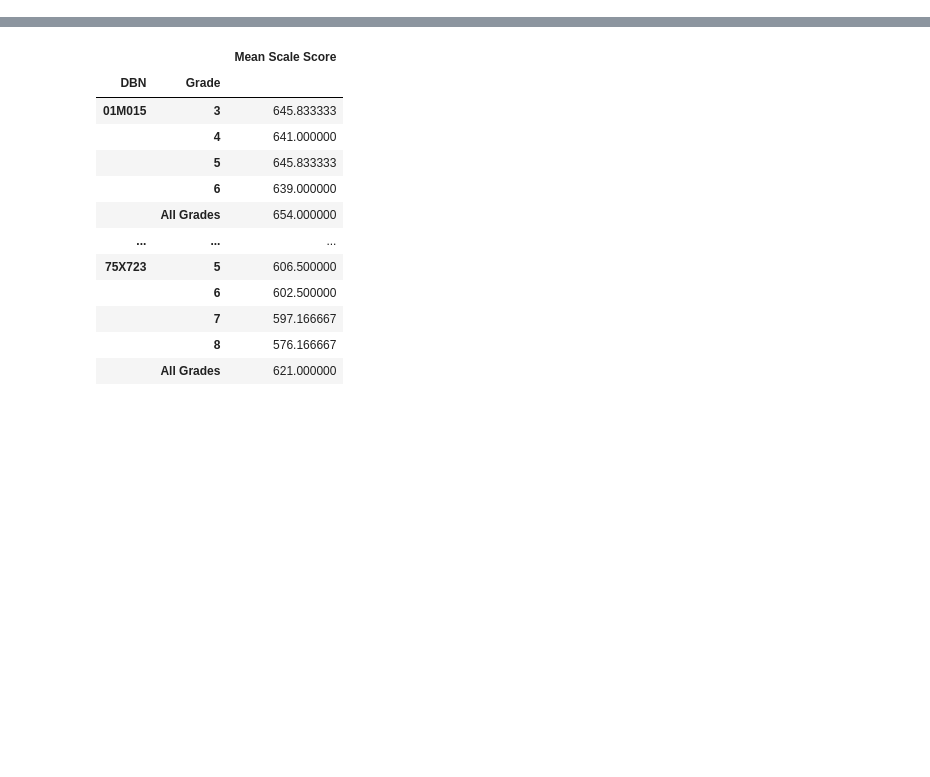
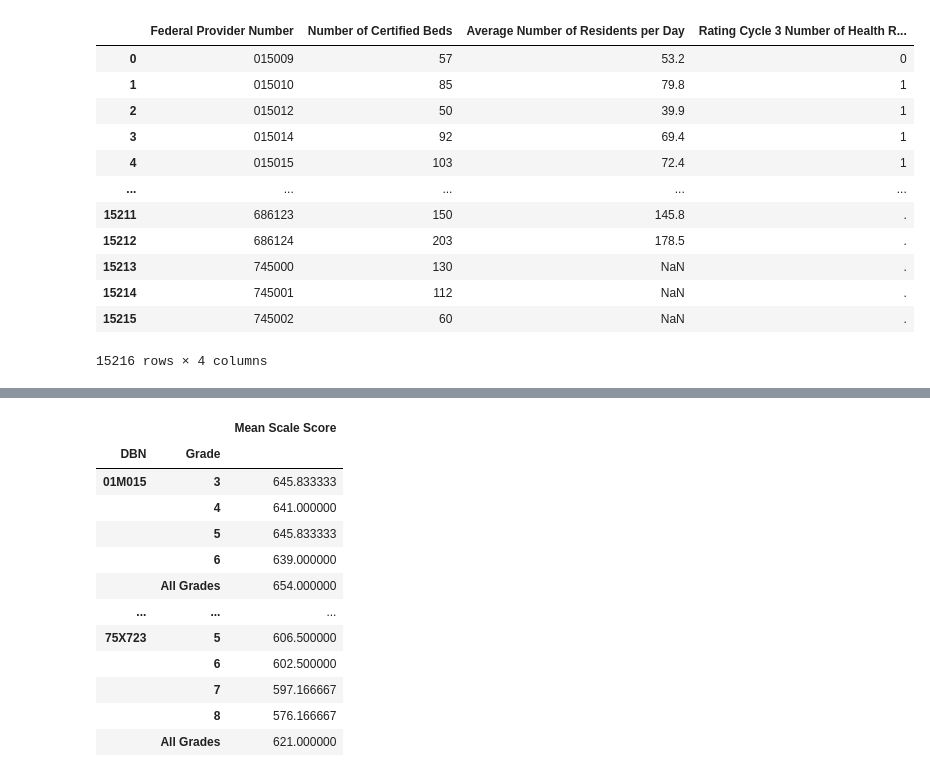
Before and after one commit to primkey7607/factorizedlearn, a Jupyter notebook: Untitled.ipynb, the cells around one changed output, grey strips where cells are left out. Cells and saved outputs as stored; diff of their text form; code cells hidden in the pictures; blank space fills up the shorter version.

```diff
--- a/Untitled.ipynb
+++ b/Untitled.ipynb
@@ -11,0 +170,16 @@ gender = gender[~np.isnan(gender["Mean Scale Score"])]
+# %%
+provider[["Federal Provider Number", 'Number of Certified Beds', 'Average Number of Residents per Day', 'Rating Cycle 3 Number of Health Revisits']]
+# %% [output]
+|  | Federal Provider Number | Number of Certified Beds | Average Number of Residents per Day | Rating Cycle 3 Number of Health R... |
+| 0 | 015009 | 57 | 53.2 | 0 |
+| 1 | 015010 | 85 | 79.8 | 1 |
+| 2 | 015012 | 50 | 39.9 | 1 |
+| 3 | 015014 | 92 | 69.4 | 1 |
+| 4 | 015015 | 103 | 72.4 | 1 |
+| ... | ... | ... | ... | ... |
+| 15211 | 686123 | 150 | 145.8 | . |
+| 15212 | 686124 | 203 | 178.5 | . |
+| 15213 | 745000 | 130 | NaN | . |
+| 15214 | 745001 | 112 | NaN | . |
+| 15215 | 745002 | 60 | NaN | . |
+15216 rows × 4 columns
```
Also changed, not shown: parts of 38 cells of this notebook, 34 other files.
